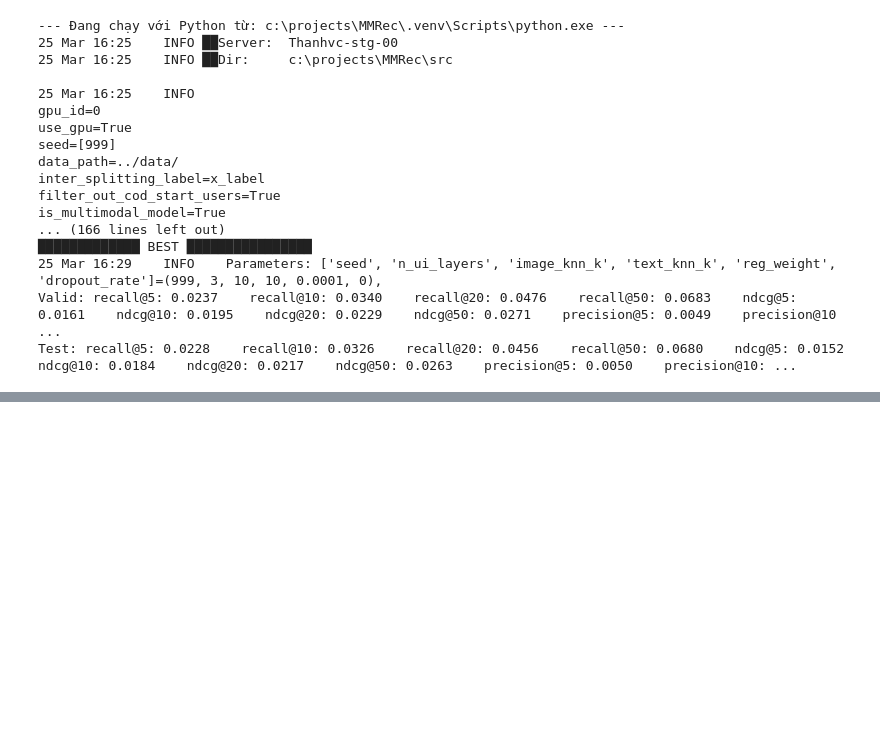
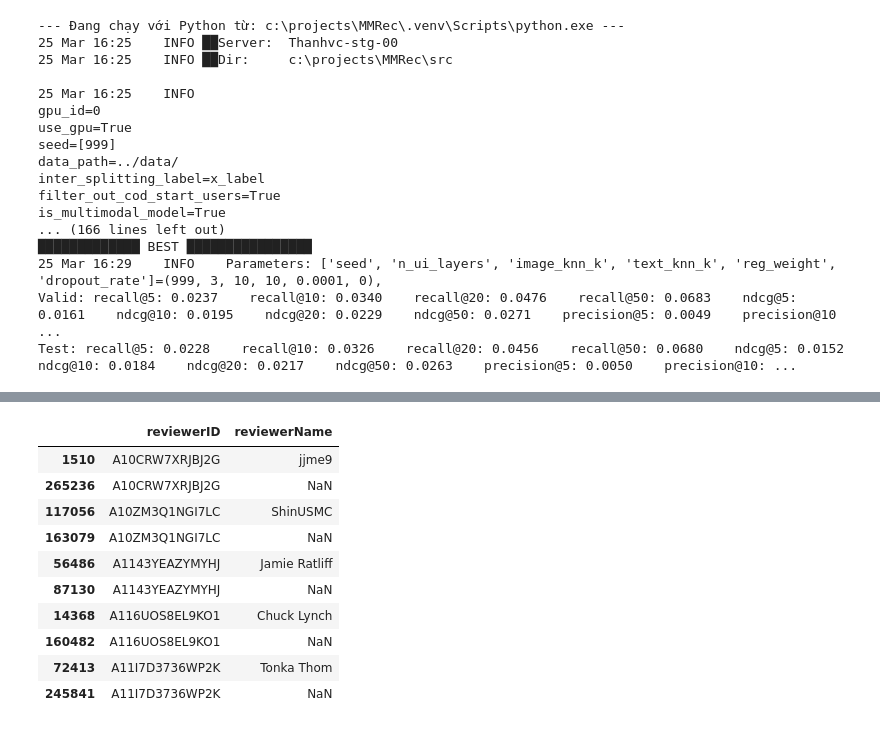
Before and after one commit to ThanhB18059162022/MMRec, a Jupyter notebook: main.ipynb, the cells around one changed output, grey strips where cells are left out. Cells and saved outputs as stored; diff of their text form; code cells hidden in the pictures; blank space fills up the shorter version.

```diff
--- a/main.ipynb
+++ b/main.ipynb
@@ -169,0 +333,15 @@ Test: recall@5: 0.0228    recall@10: 0.0326    recall@20: 0.0456    recall@50: 0
+# %%
+def get_dupes(df_user):
+    duplicate_counts = df_user['reviewerID'].value_counts()
+    # Lấy những ID xuất hiện > 1 lần
+    print(duplicate_counts[duplicate_counts > 1])
+
+    # keep=False sẽ đánh dấu True cho TẤT CẢ các dòng có reviewerID xuất hiện từ 2 lần trở lên
+    df_all_dupes = df_user[df_user.duplicated(subset=['reviewerID'], keep=False)]
+
+    # Sau đó bạn có thể sắp xếp lại để xem cho dễ
+    df_all_dupes.sort_values(by='reviewerID', inplace=True)
+
+    return df_all_dupes
+# %%
+df_all_dupes = get_dupes(df_user)
@@ -169,0 +362,14 @@ Test: recall@5: 0.0228    recall@10: 0.0326    recall@20: 0.0456    recall@50: 0
+# %%
+df_all_dupes.head(10)
+# %% [output]
+|  | reviewerID | reviewerName |
+| 1510 | A10CRW7XRJBJ2G | jjme9 |
+| 265236 | A10CRW7XRJBJ2G | NaN |
+| 117056 | A10ZM3Q1NGI7LC | ShinUSMC |
+| 163079 | A10ZM3Q1NGI7LC | NaN |
+| 56486 | A1143YEAZYMYHJ | Jamie Ratliff |
+| 87130 | A1143YEAZYMYHJ | NaN |
+| 14368 | A116UOS8EL9KO1 | Chuck Lynch |
+| 160482 | A116UOS8EL9KO1 | NaN |
+| 72413 | A11I7D3736WP2K | Tonka Thom |
+| 245841 | A11I7D3736WP2K | NaN |
```
Also changed, not shown: parts of 56 cells of this notebook.
